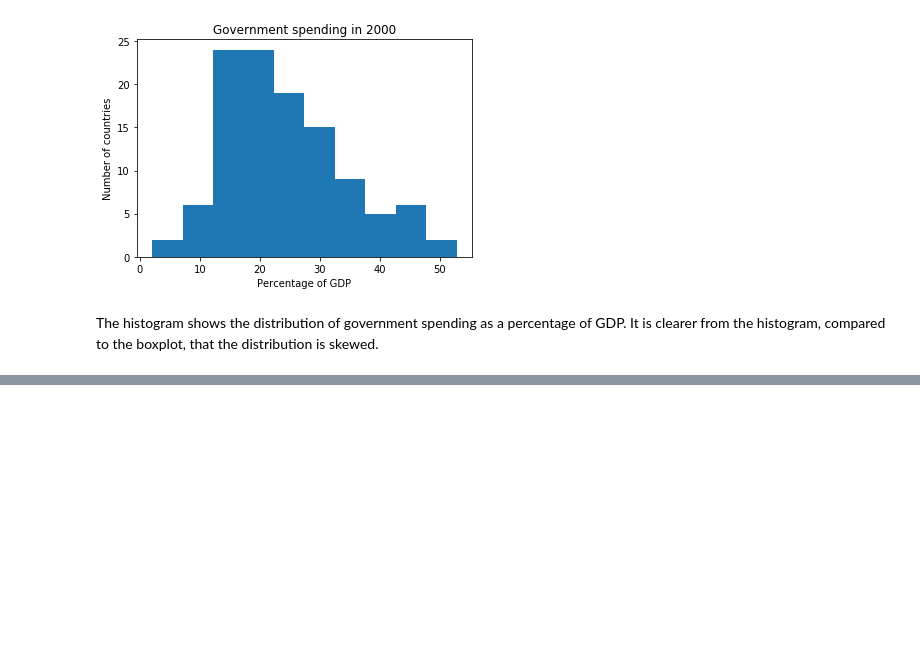
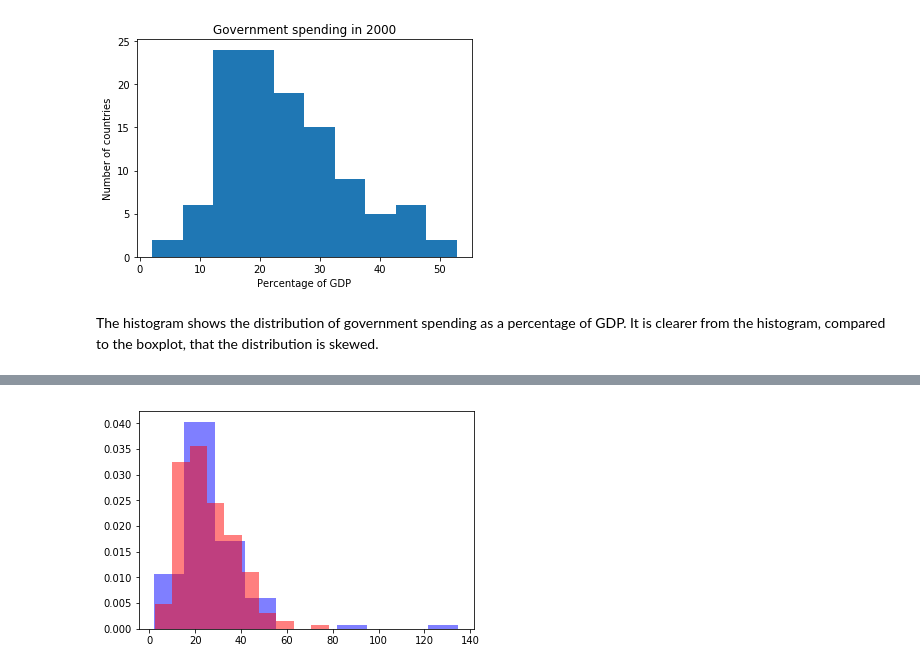
Before and after one commit to SmellsLikeCake/Thinkful-Unit2, a Jupyter notebook: Challenge - What Do You See.ipynb, the cells around one changed output, grey strips where cells are left out. Saved outputs shown, nothing was run; the diff lists cells and outputs as text; code cells hidden in the pictures; blank space fills up the shorter version.

Commit message:
Experimental double histograms

```diff
--- a/Challenge - What Do You See.ipynb
+++ b/Challenge - What Do You See.ipynb
@@ -149,3 +149,6 @@ plt.show()
 [figure]
 # %% [markdown]
 The histogram shows the distribution of government spending as a percentage of GDP. It is clearer from the histogram, compared to the boxplot, that the distribution is skewed.
+# %%
+yr_2010_spend = gov_spend[gov_spend['Year'] == 2010]
+print(yr_2010_spend)
@@ -151,0 +173,6 @@ The histogram shows the distribution of government spending as a percentage of G
+# %%
+plt.hist(yr_2000_spend[' (% of GDP)'], density=True, color='blue', alpha = .5)
+plt.hist(yr_2010_spend[' (% of GDP)'], density=True, color='red', alpha = .5)
+plt.show()
+# %% [output]
+[figure, added]
```
Also changed, not shown: parts of 4 cells of this notebook.
